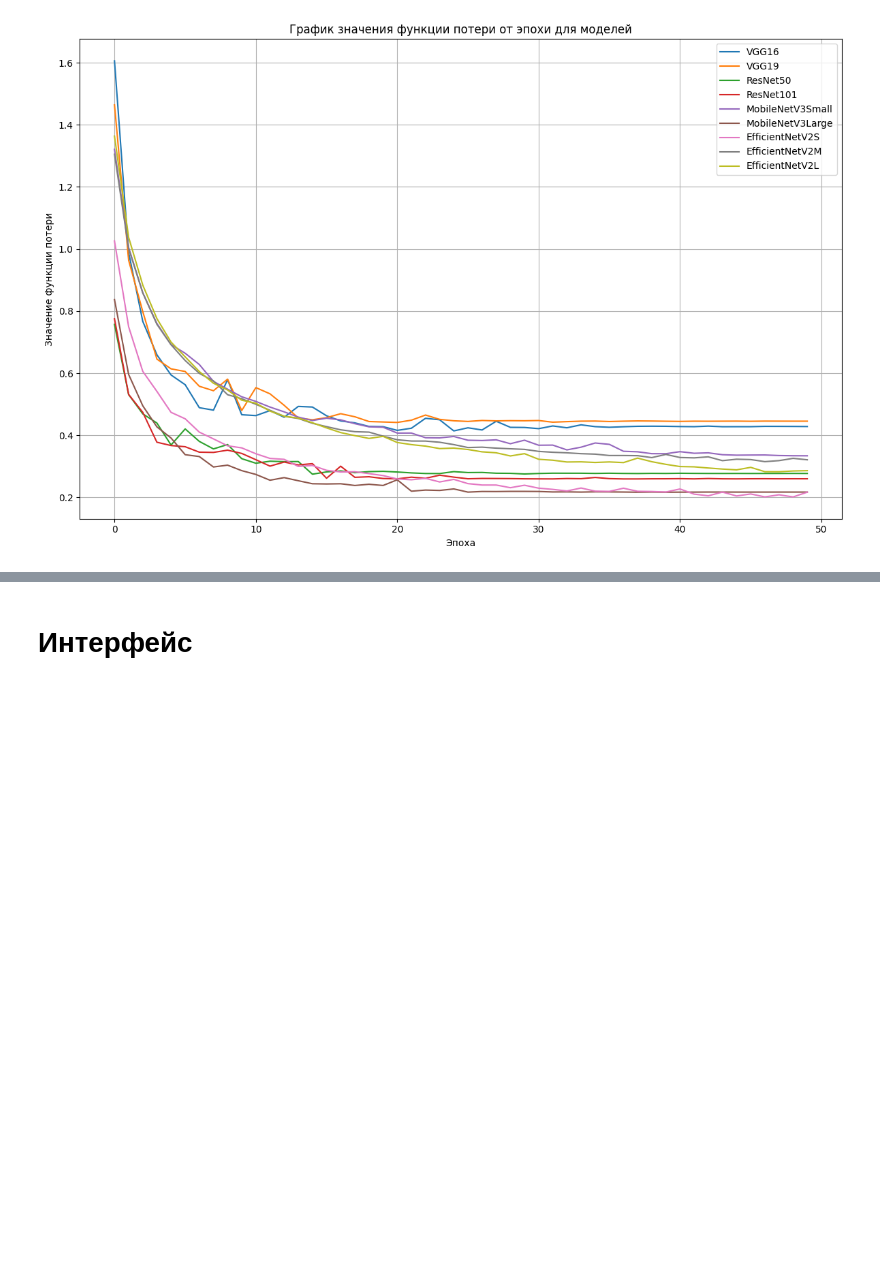
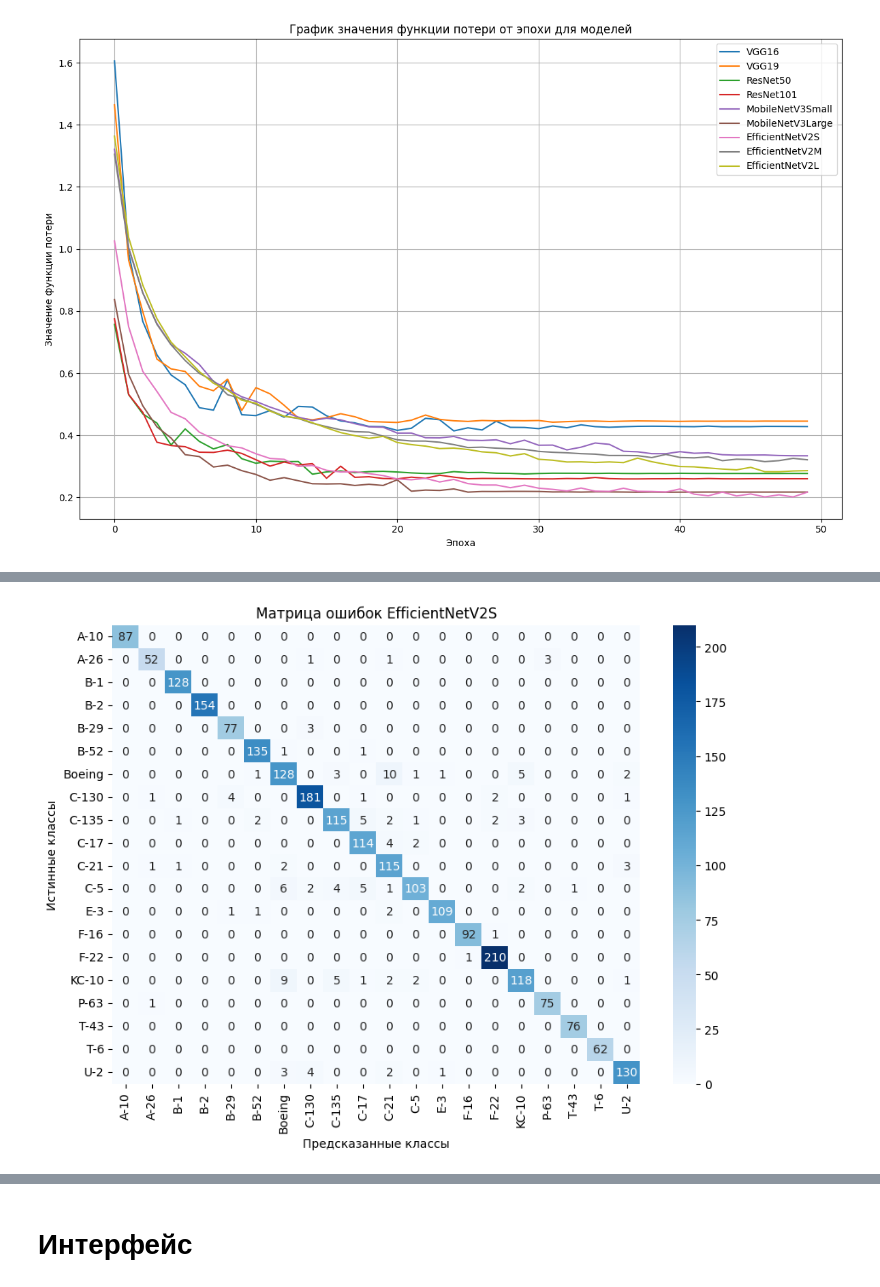
Before and after one commit to Envicta25/diplom, a Jupyter notebook: main.ipynb, the cells around one changed output, grey strips where cells are left out. Cells and saved outputs as stored; diff of their text form; code cells hidden in the pictures; blank space fills up the shorter version.

```diff
--- a/main.ipynb
+++ b/main.ipynb
@@ -512,3 +521,29 @@ plt.show()
 [figure]
 [figure]
 [figure]
+# %%
+# Подгружаем модель из папки Result_models
+best_model = tf.keras.models.load_model('Result_models/EfficientNetV2S_best_model.h5')
+
+# Получаем предсказания на тестовом наборе данных
+y_pred_prob = best_model.predict(test_generator, steps=len(test_generator), verbose=1)
+y_pred = np.argmax(y_pred_prob, axis=1)
+
+# Извлекаем истинные метки из генератора
+y_true = test_generator.classes
+
+# Получаем список названий классов
+class_labels = list(test_generator.class_indices.keys())
+
+# Вычисляем матрицу ошибок
+cm = confusion_matrix(y_true, y_pred)
+
+# Строим тепловую карту матрицы ошибок
+plt.figure(figsize=(10, 7))
+sns.heatmap(cm, annot=True, cmap='Blues', fmt='d',
+            xticklabels=class_labels, yticklabels=class_labels)
+plt.xlabel('Предсказанные классы')
+plt.ylabel('Истинные классы')
+plt.title('Матрица ошибок EfficientNetV2S')
+plt.show()
+# %% [output]
@@ -514,0 +551 @@ plt.show()
+[figure, added]
```
Also changed, not shown: parts of 9 cells of this notebook, 8 other files.
